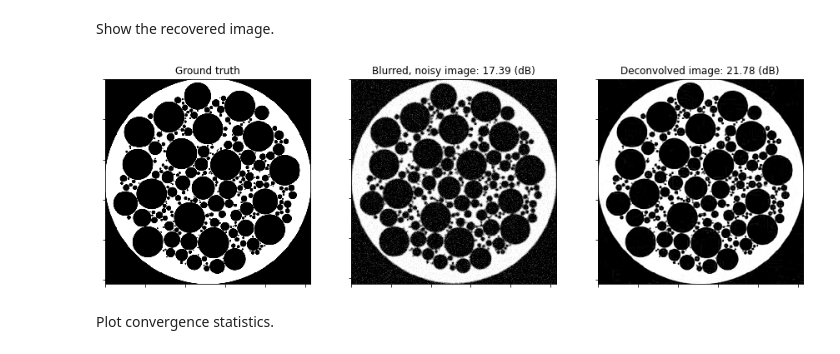
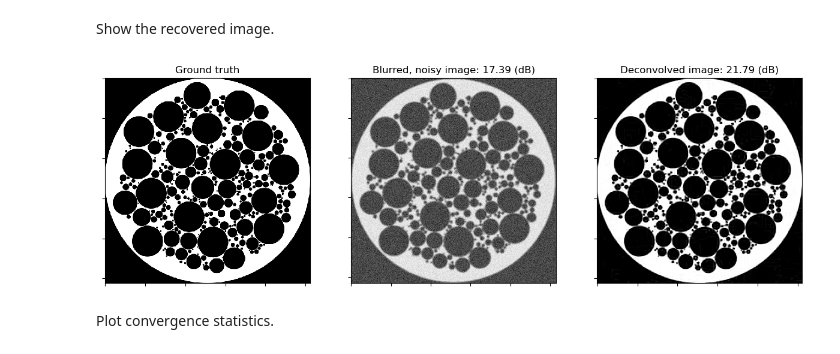
Before and after one commit to lanl/scico-data, a Jupyter notebook: notebooks/deconv_ppp_bm3d_pgm.ipynb, the cells around one changed output. Saved outputs shown, nothing was run; the diff lists cells and outputs as text; code cells hidden in the pictures.

```diff
--- a/notebooks/deconv_ppp_bm3d_pgm.ipynb
+++ b/notebooks/deconv_ppp_bm3d_pgm.ipynb
@@ -41,10 +40,10 @@ with additive Gaussian noise.
 n = 5  # convolution kernel size
 σ = 20.0 / 255  # noise level
 
-psf = snp.ones((n, n)) / n**2
+psf = snp.ones((n, n)) / (n * n)
 A = linop.Convolve(h=psf, input_shape=x_gt.shape)
 
 Ax = A(x_gt)  # blurred image
-noise, key = scico.random.randn(Ax.shape)
+noise, key = random.randn(Ax.shape)
 y = Ax + σ * noise
 # %% [markdown]
@@ -82,14 +83,13 @@ Show the recovered image.
 # %%
 fig, ax = plot.subplots(nrows=1, ncols=3, figsize=(15, 5))
 plot.imview(x_gt, title="Ground truth", fig=fig, ax=ax[0])
 nc = n // 2
-y = snp.clip(y, 0, 1)
-yc = y[nc:-nc, nc:-nc]
+yc = snp.clip(y[nc:-nc, nc:-nc], 0, 1)
 plot.imview(y, title="Blurred, noisy image: %.2f (dB)" % metric.psnr(x_gt, yc), fig=fig, ax=ax[1])
 plot.imview(x, title="Deconvolved image: %.2f (dB)" % metric.psnr(x_gt, x), fig=fig, ax=ax[2])
 fig.show()
 # %% [output]
-[figure, old version]
+[figure, new version]
 # %% [markdown]
 Plot convergence statistics.
 # %%
```
Also changed, not shown: parts of 8 cells of this notebook, 33 other files.
